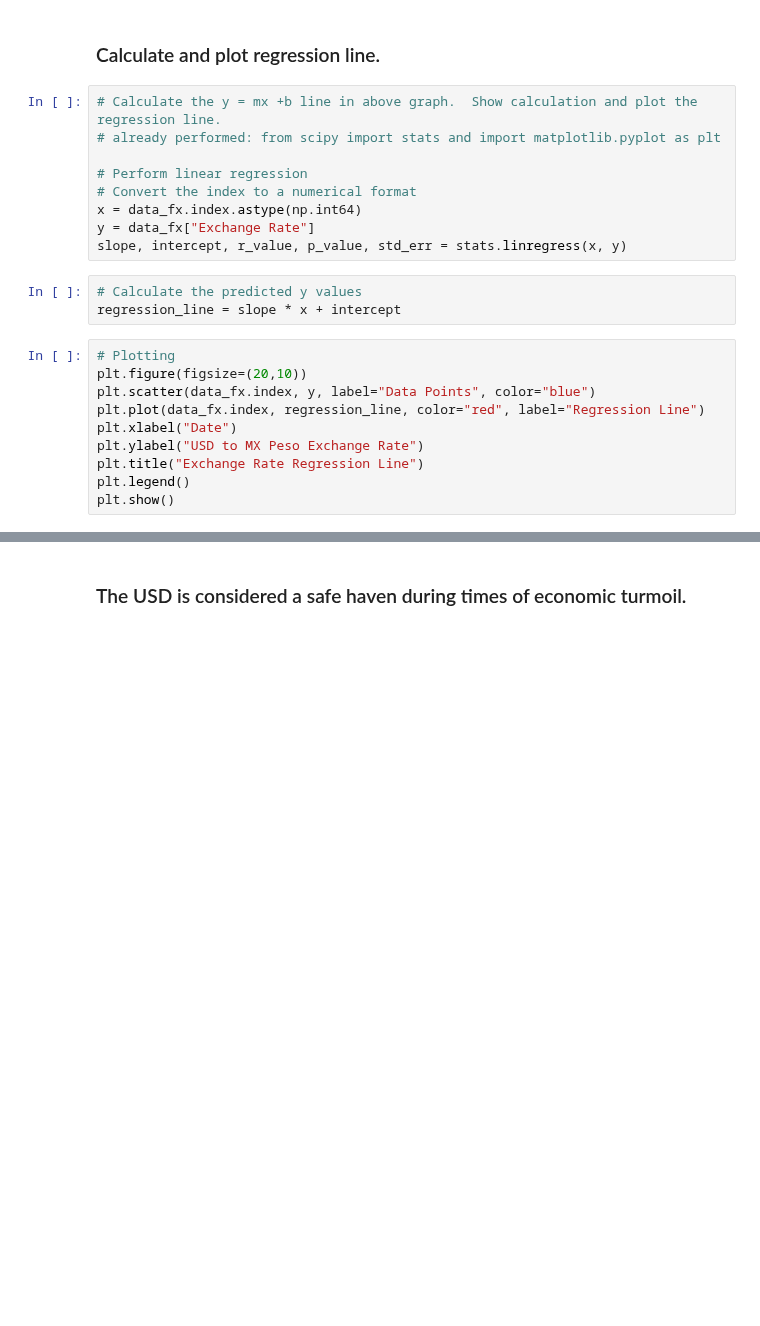
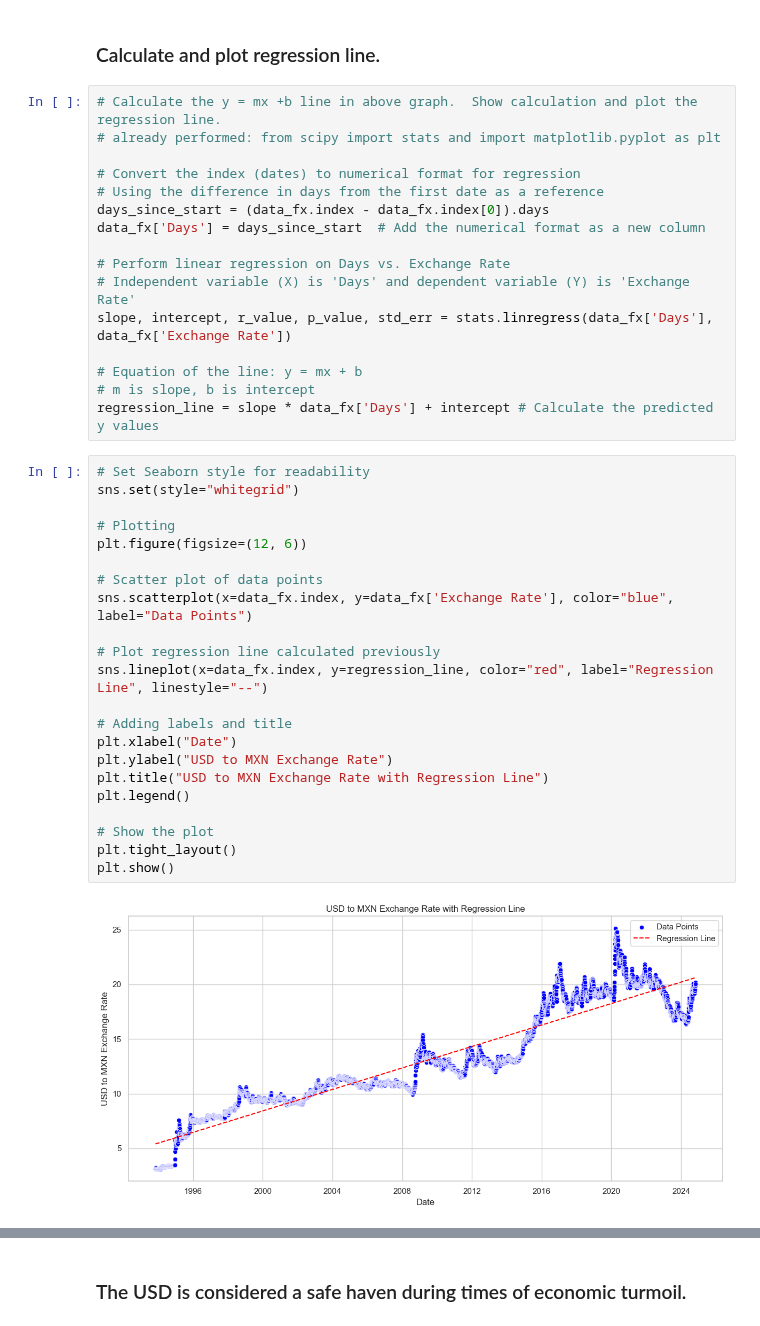
Before and after one commit to wrdhall3/fx-rate-project, a Jupyter notebook: retrieve_fx_data.ipynb, the cells around one changed output, grey strips where cells are left out. Saved outputs shown, nothing was run; the diff lists cells and outputs as text; blank space fills up the shorter version.

Commit message:
Completed linear regression analysis and calculations

```diff
--- a/retrieve_fx_data.ipynb
+++ b/retrieve_fx_data.ipynb
@@ -589,24 +590,42 @@ plt.show()
 # Calculate the y = mx +b line in above graph.  Show calculation and plot the regression line.
 # already performed: from scipy import stats and import matplotlib.pyplot as plt
 
-# Perform linear regression
-# Convert the index to a numerical format
-x = data_fx.index.astype(np.int64)
-y = data_fx["Exchange Rate"]
-slope, intercept, r_value, p_value, std_err = stats.linregress(x, y)
+# Convert the index (dates) to numerical format for regression
+# Using the difference in days from the first date as a reference
+days_since_start = (data_fx.index - data_fx.index[0]).days
+data_fx['Days'] = days_since_start  # Add the numerical format as a new column
+
+# Perform linear regression on Days vs. Exchange Rate
+# Independent variable (X) is 'Days' and dependent variable (Y) is 'Exchange Rate'
+slope, intercept, r_value, p_value, std_err = stats.linregress(data_fx['Days'], data_fx['Exchange Rate'])
+
+# Equation of the line: y = mx + b
+# m is slope, b is intercept
+regression_line = slope * data_fx['Days'] + intercept # Calculate the predicted y values
-# %%
-# Calculate the predicted y values
-regression_line = slope * x + intercept
 # %%
+# Set Seaborn style for readability
+sns.set(style="whitegrid")
+
 # Plotting
-plt.figure(figsize=(20,10))
-plt.scatter(data_fx.index, y, label="Data Points", color="blue")
-plt.plot(data_fx.index, regression_line, color="red", label="Regression Line")
+plt.figure(figsize=(12, 6))
+
+# Scatter plot of data points
+sns.scatterplot(x=data_fx.index, y=data_fx['Exchange Rate'], color="blue", label="Data Points")
+
+# Plot regression line calculated previously
+sns.lineplot(x=data_fx.index, y=regression_line, color="red", label="Regression Line", linestyle="--")
+
+# Adding labels and title
 plt.xlabel("Date")
-plt.ylabel("USD to MX Peso Exchange Rate")
-plt.title("Exchange Rate Regression Line")
+plt.ylabel("USD to MXN Exchange Rate")
+plt.title("USD to MXN Exchange Rate with Regression Line")
 plt.legend()
+
+# Show the plot
+plt.tight_layout()
 plt.show()
+# %% [output]
+[figure, added]
 # %%
 # This simple regression line is based on everything else the same.
 # Convert the last day to ordinal
```
Also changed, not shown: parts of 9 cells of this notebook.
